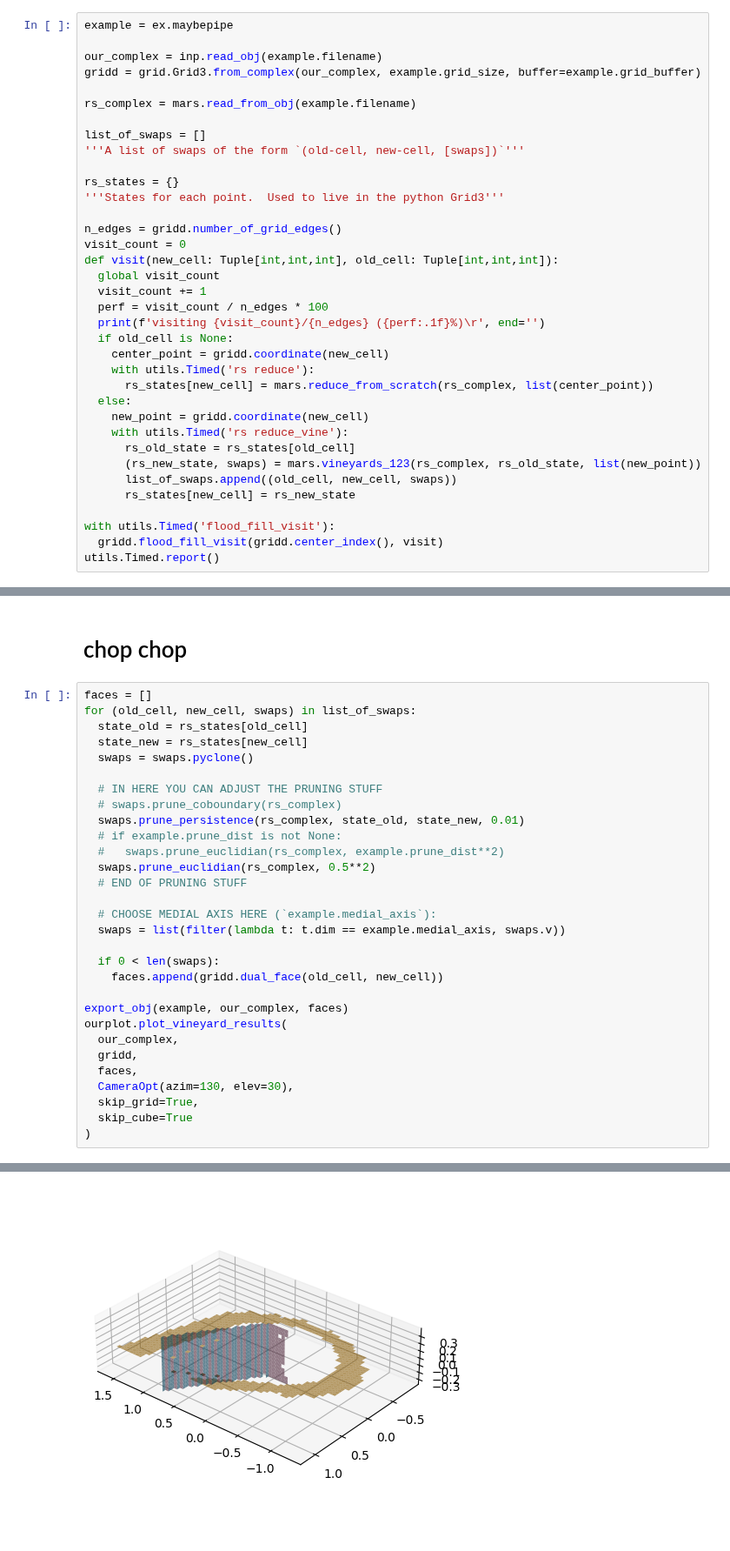
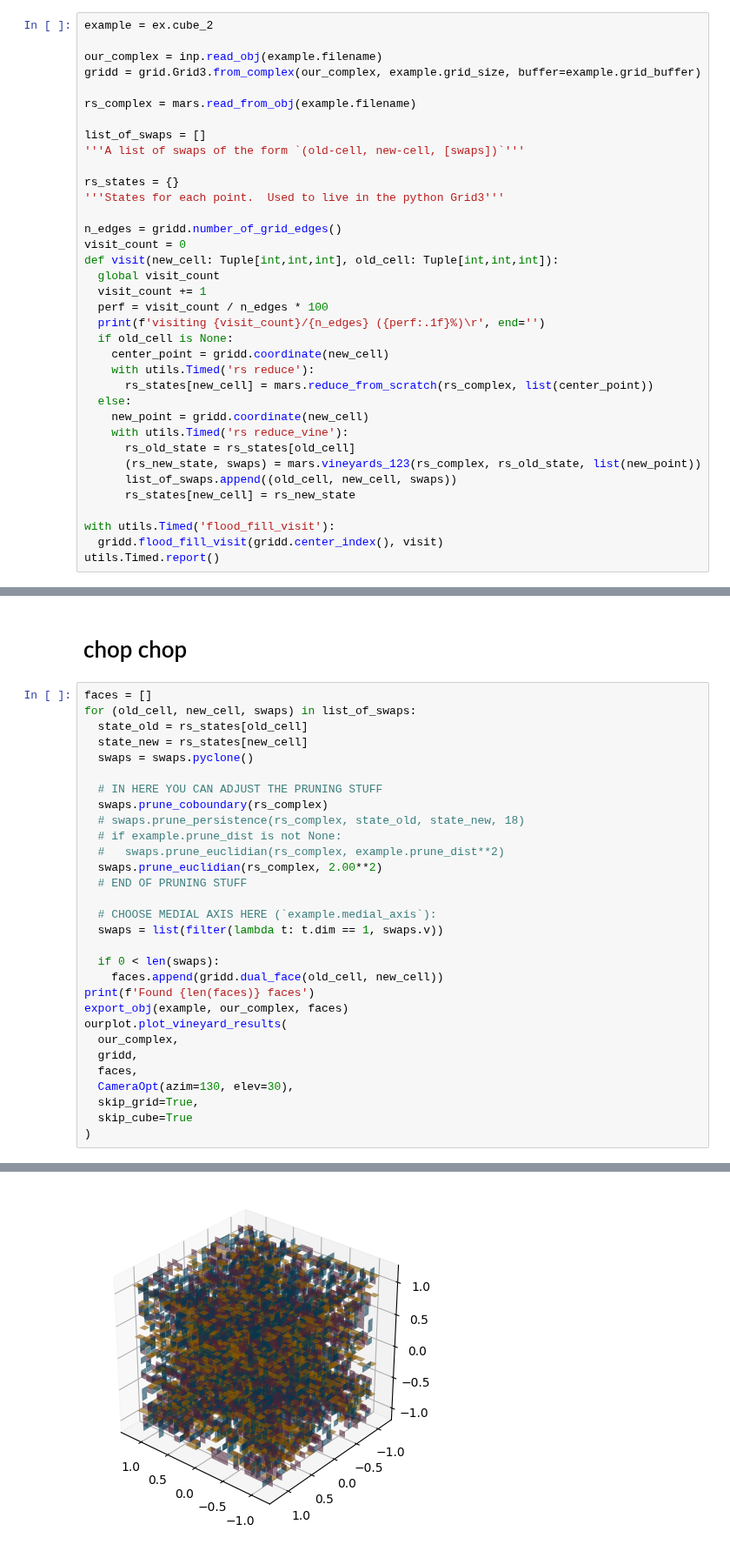
Before and after one commit to medial-ax/medial-ax, a Jupyter notebook: rustbook.ipynb, the cells around one changed output, grey strips where cells are left out. Shown at 87% size. Cells and saved outputs as stored; diff of their text form.

```diff
--- a/rustbook.ipynb
+++ b/rustbook.ipynb
@@ -55,7 +55,7 @@ def export_obj(ex: ex.Example, complex: cplx.complex, faces: List[np.ndarray]):
 # %% [markdown]
 # input
 # %%
-example = ex.maybepipe
+example = ex.cube_2
 
 our_complex = inp.read_obj(example.filename)
 gridd = grid.Grid3.from_complex(our_complex, example.grid_size, buffer=example.grid_buffer)
@@ -106,19 +106,19 @@ for (old_cell, new_cell, swaps) in list_of_swaps:
   swaps = swaps.pyclone()
 
   # IN HERE YOU CAN ADJUST THE PRUNING STUFF
-  # swaps.prune_coboundary(rs_complex)
-  swaps.prune_persistence(rs_complex, state_old, state_new, 0.01)
+  swaps.prune_coboundary(rs_complex)
+  # swaps.prune_persistence(rs_complex, state_old, state_new, 18)
   # if example.prune_dist is not None:
   #   swaps.prune_euclidian(rs_complex, example.prune_dist**2)
-  swaps.prune_euclidian(rs_complex, 0.5**2)
+  swaps.prune_euclidian(rs_complex, 2.00**2)
   # END OF PRUNING STUFF
 
   # CHOOSE MEDIAL AXIS HERE (`example.medial_axis`):
-  swaps = list(filter(lambda t: t.dim == example.medial_axis, swaps.v))
+  swaps = list(filter(lambda t: t.dim == 1, swaps.v))
 
   if 0 < len(swaps):
     faces.append(gridd.dual_face(old_cell, new_cell))
-
+print(f'Found {len(faces)} faces')
 export_obj(example, our_complex, faces)
 ourplot.plot_vineyard_results(
   our_complex,
@@ -133,5 +134,5 @@ Wrote output/maybe_pipe_sparse-GB0.1-GS0.05-MA0-peps0.obj
 (<Figure size 640x480 with 1 Axes>, <Axes3D: >)
-[figure, old version]
+[figure, new version]
 # %%
 import mars
 import numpy as np
```
Also changed, not shown: parts of 3 cells of this notebook, 4 other files.
